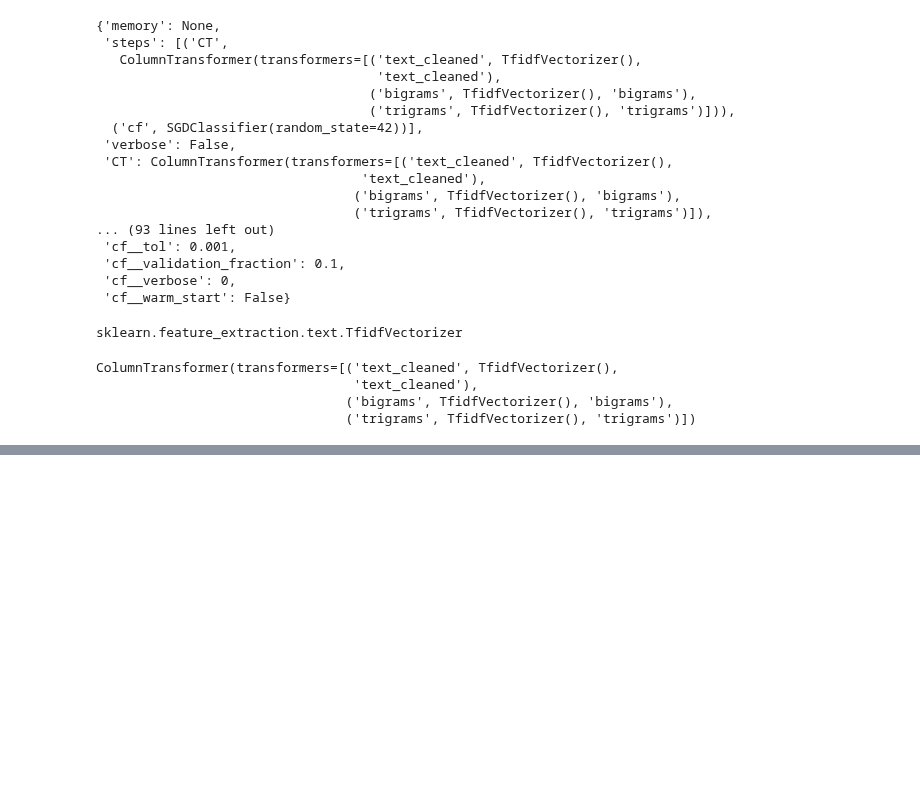
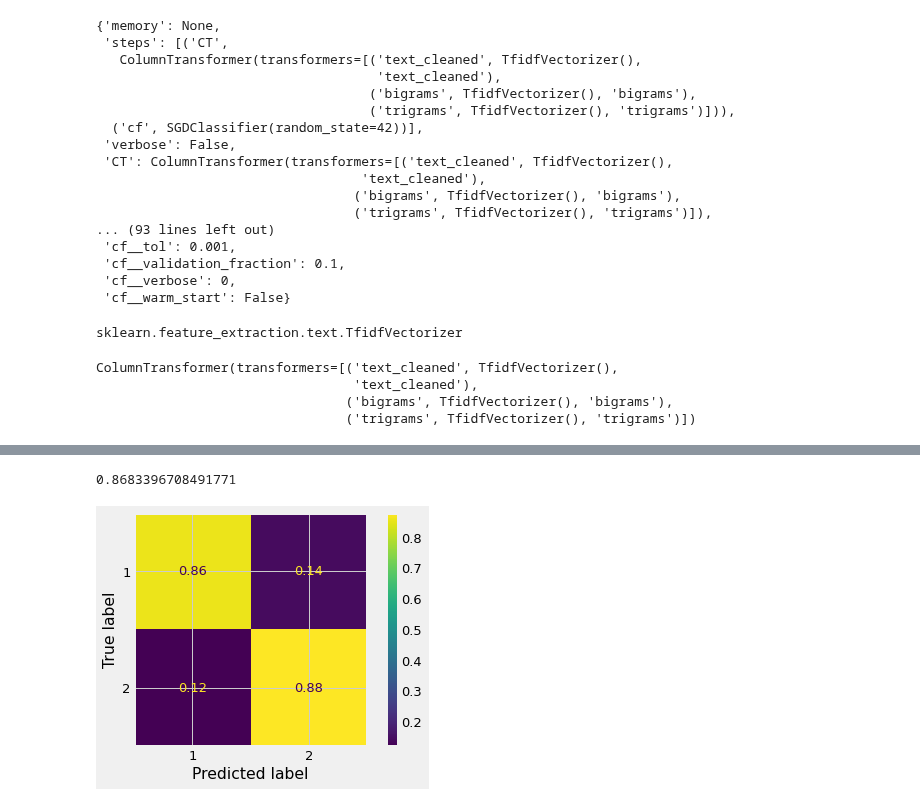
Before and after one commit to ThomasHChapman/classifying_user_reviews, a Jupyter notebook: working_notebooks/modeling_nb.ipynb, the cells around one changed output, grey strips where cells are left out. Saved outputs shown, nothing was run; the diff lists cells and outputs as text; code cells hidden in the pictures; blank space fills up the shorter version.

```diff
--- a/working_notebooks/modeling_nb.ipynb
+++ b/working_notebooks/modeling_nb.ipynb
@@ -734,0 +755,3 @@ The XXXX model ended up performing best on the test data, so I selected it as th
+# %%
+# Read in the test data
+df_test = pd.read_csv('../data/test_cleaned_10sw.csv', index_col=0)
@@ -734,0 +770,24 @@ The XXXX model ended up performing best on the test data, so I selected it as th
+# %%
+df_test.dropna(inplace=True)
+# %%
+# Save off feature combinations in the same pattern used for training
+X_test = df_test['text_cleaned']
+
+X_test_bigrams = df_test[['text_cleaned', 'bigrams']]
+X_test_trigrams = df_test[['text_cleaned', 'trigrams']]
+X_test_allgrams = df_test[['text_cleaned', 'bigrams', 'trigrams']]
+
+y_test = df_test['sentiment']
+# %%
+# Load best-performing model from file
+with open('logreg_trigram_model.pkl', 'rb') as f:
+    logreg_trigram_pipe = joblib.load(f)
+# %%
+# Score the final model on the test data
+logreg_trigram_pipe.score(X_test_trigrams, y_test)
+# %% [output]
+0.8683396708491771
+# %%
+plot_confusion_matrix(logreg_trigram_pipe, X_test_trigrams, y_test, normalize='true');
+# %% [output]
+[figure, added]
```
Also changed, not shown: parts of 33 cells of this notebook.
